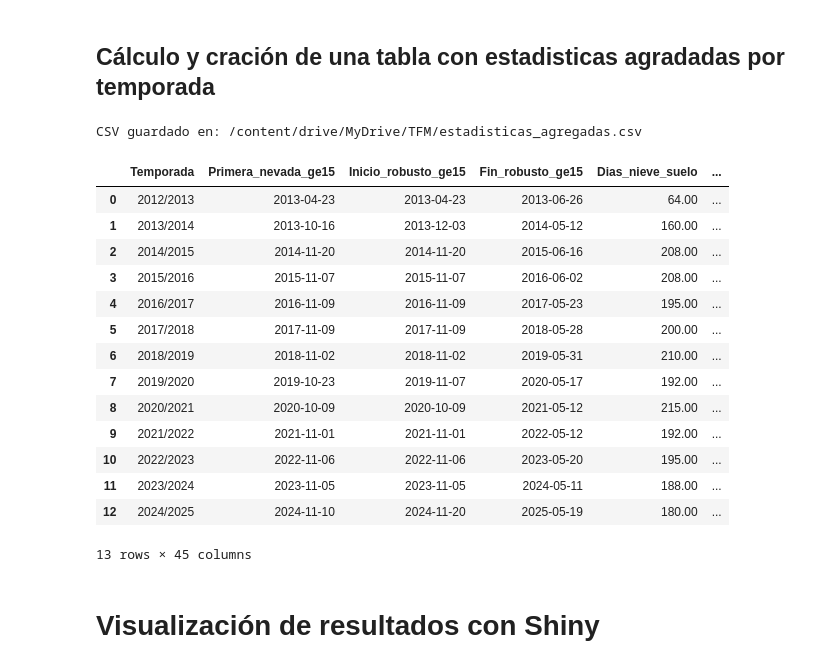
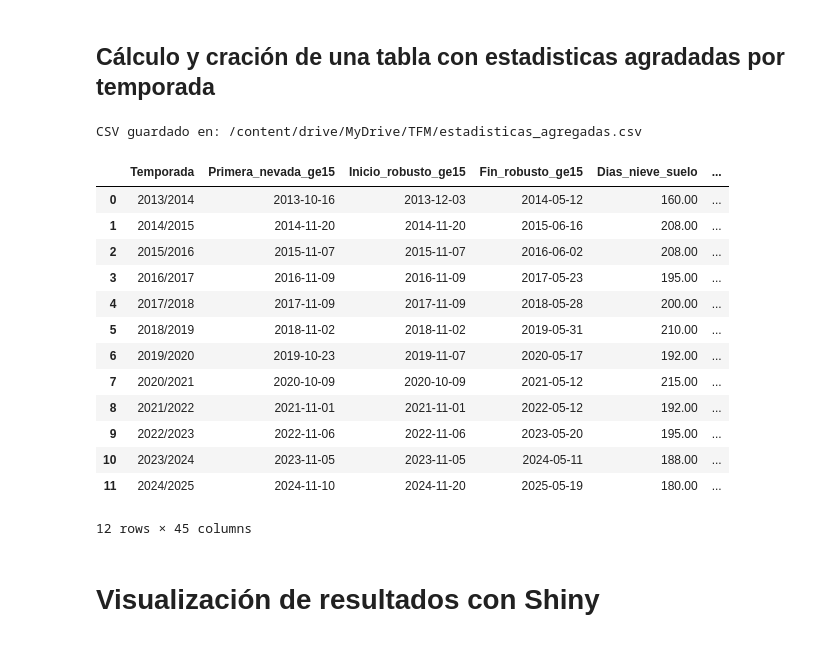
Before and after one commit to OscarPerezGoya/TFM_Seguimiento_Nieve_Andorra, a Jupyter notebook: codigo/imaglandsat.ipynb, the cells around one changed output. Saved outputs shown, nothing was run; the diff lists cells and outputs as text; code cells hidden in the pictures.

```diff
--- a/codigo/imaglandsat.ipynb
+++ b/codigo/imaglandsat.ipynb
@@ -12737,6 +12737,8 @@ def season_label_from_date(dt: pd.Timestamp) -> str:
 
 df["Temporada"] = df["Fecha_dt"].apply(season_label_from_date)
 df = df[df["Temporada"].notna()].copy()
+# Únicemente temporadas completas es decir, a partir de 2013/2014
+df = df[df["Temporada"].str.slice(0, 4).astype(int) >= 2013].copy()
 
 
 # 3. Auxiliares
@@ -13079,47 +13081,46 @@ desired_order = [
 
     "Snowline_media_mensual_octubre",
     "Snowline_media_mensual_noviembre",
     "Snowline_media_mensual_diciembre",
     "Snowline_media_mensual_enero",
     "Snowline_media_mensual_febrero",
     "Snowline_media_mensual_marzo",
     "Snowline_media_mensual_abril",
     "Snowline_media_mensual_mayo",
     "Snowline_media_mensual_junio",
 ]
 
 # Añado al final las medias de coberturas (en orden alfabético)
 coverage_mean_cols = sorted([c for c in df_estadisticas_agregadas.columns if c.startswith("Media_Pct_cob_nevada_")])
 
 existing = [c for c in desired_order if c in df_estadisticas_agregadas.columns]
 rest = [c for c in df_estadisticas_agregadas.columns if c not in existing and c not in coverage_mean_cols]
 df_estadisticas_agregadas = df_estadisticas_agregadas[existing + rest + coverage_mean_cols]
 
 # 7. Exporto al df y csv y muestro la tabla
 
 pd.set_option("display.float_format", lambda x: f"{x:.2f}")
 
 df_estadisticas_agregadas.to_csv(out_csv_agregadas, index=False, float_format="%.2f")
 print("CSV guardado en:", out_csv_agregadas)
 
 display(df_estadisticas_agregadas)
 # %% [output]
 CSV guardado en: /content/drive/MyDrive/TFM/estadisticas_agregadas.csv
 |  | Temporada | Primera_nevada_ge15 | Inicio_robusto_ge15 | Fin_robusto_ge15 | Dias_nieve_suelo | ... |
-| 0 | 2012/2013 | 2013-04-23 | 2013-04-23 | 2013-06-26 | 64.00 | ... |
-| 1 | 2013/2014 | 2013-10-16 | 2013-12-03 | 2014-05-12 | 160.00 | ... |
-| 2 | 2014/2015 | 2014-11-20 | 2014-11-20 | 2015-06-16 | 208.00 | ... |
-| 3 | 2015/2016 | 2015-11-07 | 2015-11-07 | 2016-06-02 | 208.00 | ... |
-| 4 | 2016/2017 | 2016-11-09 | 2016-11-09 | 2017-05-23 | 195.00 | ... |
-| 5 | 2017/2018 | 2017-11-09 | 2017-11-09 | 2018-05-28 | 200.00 | ... |
-| 6 | 2018/2019 | 2018-11-02 | 2018-11-02 | 2019-05-31 | 210.00 | ... |
-| 7 | 2019/2020 | 2019-10-23 | 2019-11-07 | 2020-05-17 | 192.00 | ... |
-| 8 | 2020/2021 | 2020-10-09 | 2020-10-09 | 2021-05-12 | 215.00 | ... |
-| 9 | 2021/2022 | 2021-11-01 | 2021-11-01 | 2022-05-12 | 192.00 | ... |
-| 10 | 2022/2023 | 2022-11-06 | 2022-11-06 | 2023-05-20 | 195.00 | ... |
-| 11 | 2023/2024 | 2023-11-05 | 2023-11-05 | 2024-05-11 | 188.00 | ... |
-| 12 | 2024/2025 | 2024-11-10 | 2024-11-20 | 2025-05-19 | 180.00 | ... |
+| 0 | 2013/2014 | 2013-10-16 | 2013-12-03 | 2014-05-12 | 160.00 | ... |
+| 1 | 2014/2015 | 2014-11-20 | 2014-11-20 | 2015-06-16 | 208.00 | ... |
+| 2 | 2015/2016 | 2015-11-07 | 2015-11-07 | 2016-06-02 | 208.00 | ... |
+| 3 | 2016/2017 | 2016-11-09 | 2016-11-09 | 2017-05-23 | 195.00 | ... |
+| 4 | 2017/2018 | 2017-11-09 | 2017-11-09 | 2018-05-28 | 200.00 | ... |
+| 5 | 2018/2019 | 2018-11-02 | 2018-11-02 | 2019-05-31 | 210.00 | ... |
+| 6 | 2019/2020 | 2019-10-23 | 2019-11-07 | 2020-05-17 | 192.00 | ... |
+| 7 | 2020/2021 | 2020-10-09 | 2020-10-09 | 2021-05-12 | 215.00 | ... |
+| 8 | 2021/2022 | 2021-11-01 | 2021-11-01 | 2022-05-12 | 192.00 | ... |
+| 9 | 2022/2023 | 2022-11-06 | 2022-11-06 | 2023-05-20 | 195.00 | ... |
+| 10 | 2023/2024 | 2023-11-05 | 2023-11-05 | 2024-05-11 | 188.00 | ... |
+| 11 | 2024/2025 | 2024-11-10 | 2024-11-20 | 2025-05-19 | 180.00 | ... |
-13 rows × 45 columns
+12 rows × 45 columns
 # %% [markdown]
 # Visualización de resultados con Shiny
 # %%
```
Also changed, not shown: parts of 2 cells of this notebook.
